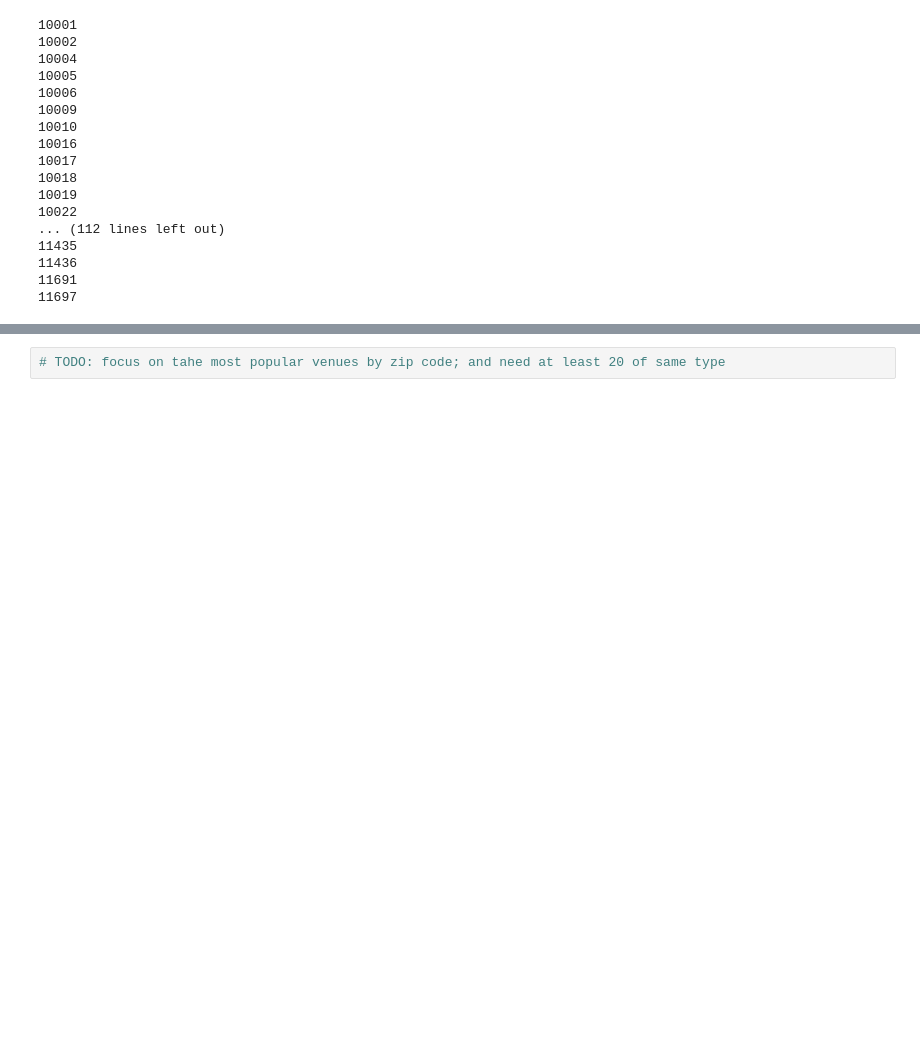
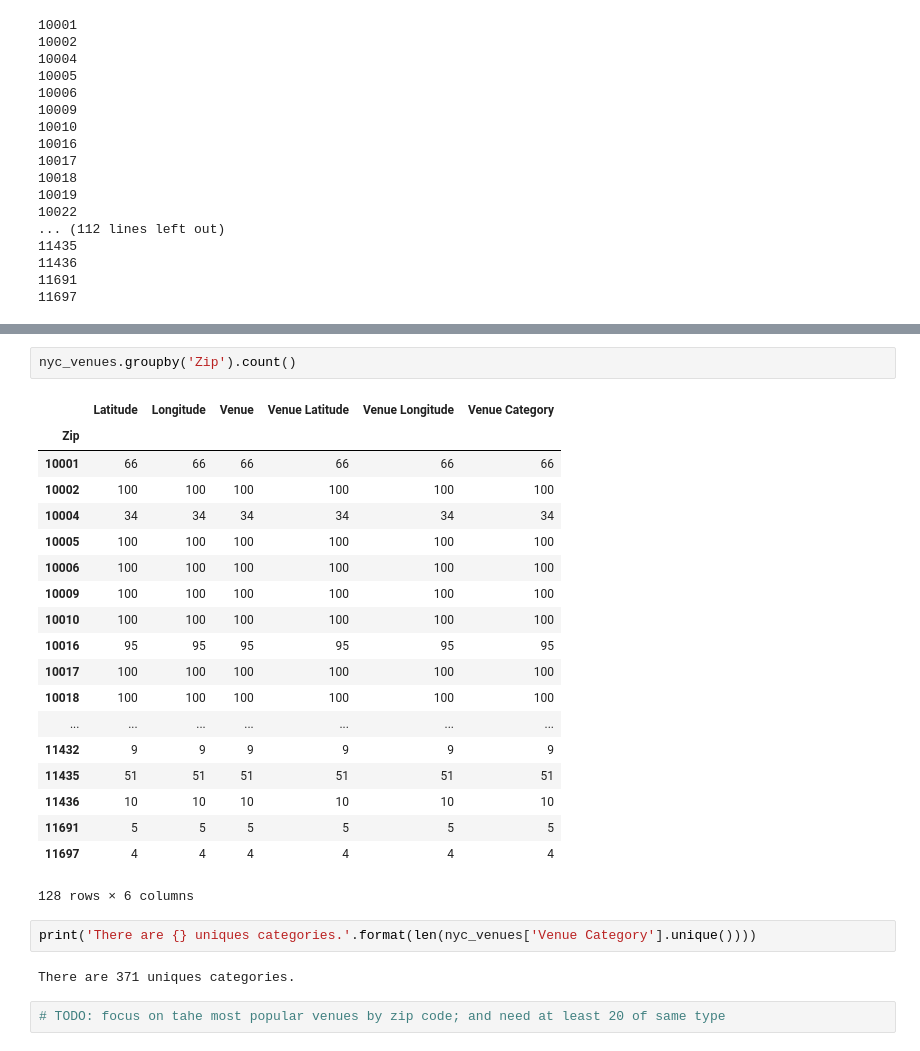
Before and after one commit to allaccountstaken/predicting_urban_home_values, a Jupyter notebook: Predicting Home Values Using Venues.ipynb, the cells around one changed output, grey strips where cells are left out. Cells and saved outputs as stored; diff of their text form; blank space fills up the shorter version.

Commit message:
back up results for pull with r=500, There are 371 uniques categories

```diff
--- a/Predicting Home Values Using Venues.ipynb
+++ b/Predicting Home Values Using Venues.ipynb
@@ -507,6 +508,32 @@ nyc_venues.tail()
 | 5136 | 11697 | 40.555688 | -73.920663 | Ocean Ave, Breezy Pt | 40.558337 | -73.918602 | Beach |
 | 5137 | 11697 | 40.555688 | -73.920663 | Dugout | 40.559381 | -73.919297 | Pizza Place |
 | 5138 | 11697 | 40.555688 | -73.920663 | Breezy Point Ballfield Playground | 40.559614 | -73.919073 | Park |
+# %%
+nyc_venues.groupby('Zip').count()
+# %% [output]
+|  | Latitude | Longitude | Venue | Venue Latitude | Venue Longitude | Venue Category |
+| Zip |  |  |  |  |  |  |
+| 10001 | 66 | 66 | 66 | 66 | 66 | 66 |
+| 10002 | 100 | 100 | 100 | 100 | 100 | 100 |
+| 10004 | 34 | 34 | 34 | 34 | 34 | 34 |
+| 10005 | 100 | 100 | 100 | 100 | 100 | 100 |
+| 10006 | 100 | 100 | 100 | 100 | 100 | 100 |
+| 10009 | 100 | 100 | 100 | 100 | 100 | 100 |
+| 10010 | 100 | 100 | 100 | 100 | 100 | 100 |
+| 10016 | 95 | 95 | 95 | 95 | 95 | 95 |
+| 10017 | 100 | 100 | 100 | 100 | 100 | 100 |
+| 10018 | 100 | 100 | 100 | 100 | 100 | 100 |
+| ... | ... | ... | ... | ... | ... | ... |
+| 11432 | 9 | 9 | 9 | 9 | 9 | 9 |
+| 11435 | 51 | 51 | 51 | 51 | 51 | 51 |
+| 11436 | 10 | 10 | 10 | 10 | 10 | 10 |
+| 11691 | 5 | 5 | 5 | 5 | 5 | 5 |
+| 11697 | 4 | 4 | 4 | 4 | 4 | 4 |
+128 rows × 6 columns
+# %%
+print('There are {} uniques categories.'.format(len(nyc_venues['Venue Category'].unique())))
+# %% [output]
+There are 371 uniques categories.
 # %%
 # TODO: focus on tahe most popular venues by zip code; and need at least 20 of same type
 # %%
```
Also changed, not shown: parts of 1 cell of this notebook, 2 other files.
